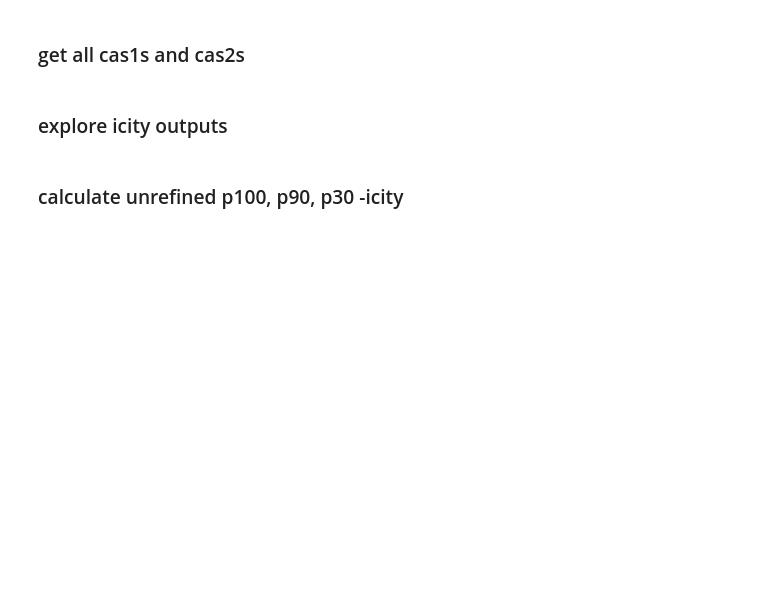
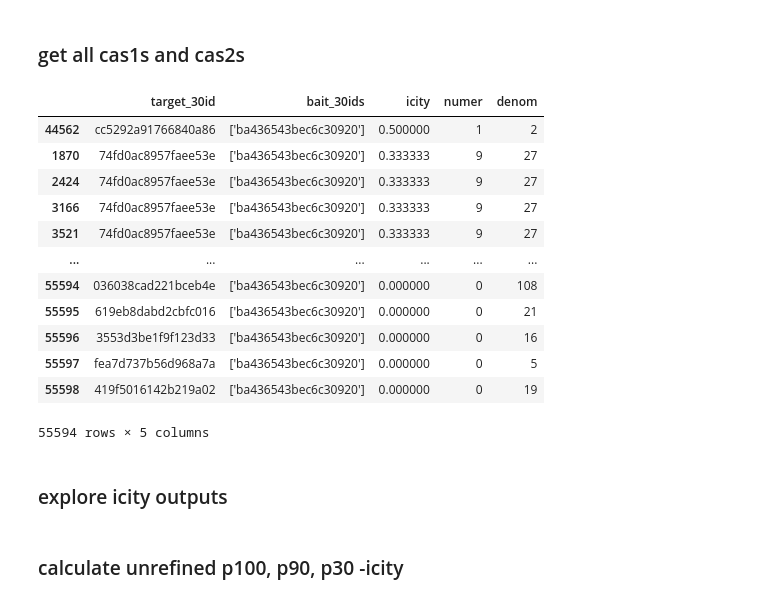
Before and after one commit to pdhsulab/GeneGraphDB, a Jupyter notebook: calc_icity.ipynb, the cells around one changed output. Saved outputs shown, nothing was run; the diff lists cells and outputs as text; code cells hidden in the pictures; blank space fills up the shorter version.

```diff
--- a/calc_icity.ipynb
+++ b/calc_icity.ipynb
@@ -420,3 +478,21 @@ def get_random10kprot():
+# %%
+df_highicitysearch = pd.read_csv('tnpB_tnpA_icity.csv')
+df_highicitysearch = df_highicitysearch.sort_values([' icity', ' numer'], ascending = False)
+df_highicitysearch[df_highicitysearch[' icity'] < 1]
+# %% [output]
+|  | target_30id | bait_30ids | icity | numer | denom |
+| 44562 | cc5292a91766840a86 | ['ba436543bec6c30920'] | 0.500000 | 1 | 2 |
+| 1870 | 74fd0ac8957faee53e | ['ba436543bec6c30920'] | 0.333333 | 9 | 27 |
+| 2424 | 74fd0ac8957faee53e | ['ba436543bec6c30920'] | 0.333333 | 9 | 27 |
+| 3166 | 74fd0ac8957faee53e | ['ba436543bec6c30920'] | 0.333333 | 9 | 27 |
+| 3521 | 74fd0ac8957faee53e | ['ba436543bec6c30920'] | 0.333333 | 9 | 27 |
+| ... | ... | ... | ... | ... | ... |
+| 55594 | 036038cad221bceb4e | ['ba436543bec6c30920'] | 0.000000 | 0 | 108 |
+| 55595 | 619eb8dabd2cbfc016 | ['ba436543bec6c30920'] | 0.000000 | 0 | 21 |
+| 55596 | 3553d3be1f9f123d33 | ['ba436543bec6c30920'] | 0.000000 | 0 | 16 |
+| 55597 | fea7d737b56d968a7a | ['ba436543bec6c30920'] | 0.000000 | 0 | 5 |
+| 55598 | 419f5016142b219a02 | ['ba436543bec6c30920'] | 0.000000 | 0 | 19 |
+55594 rows × 5 columns
 # %%
 # cas1_icity_list = []
 # with open("cas2icity_output.csv", "r") as infile:
```
Also changed, not shown: parts of 11 cells of this notebook, 11 other files.
